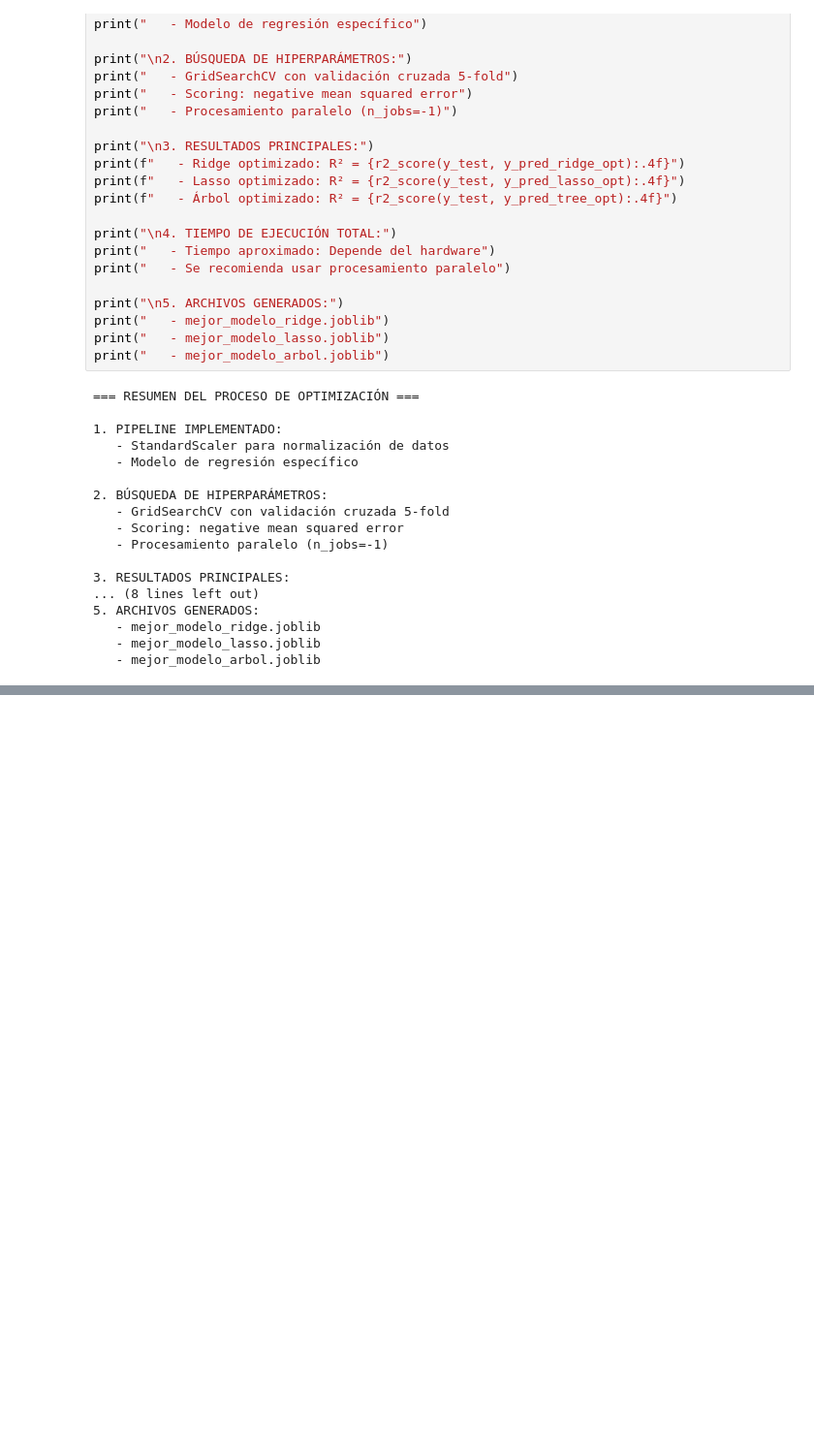
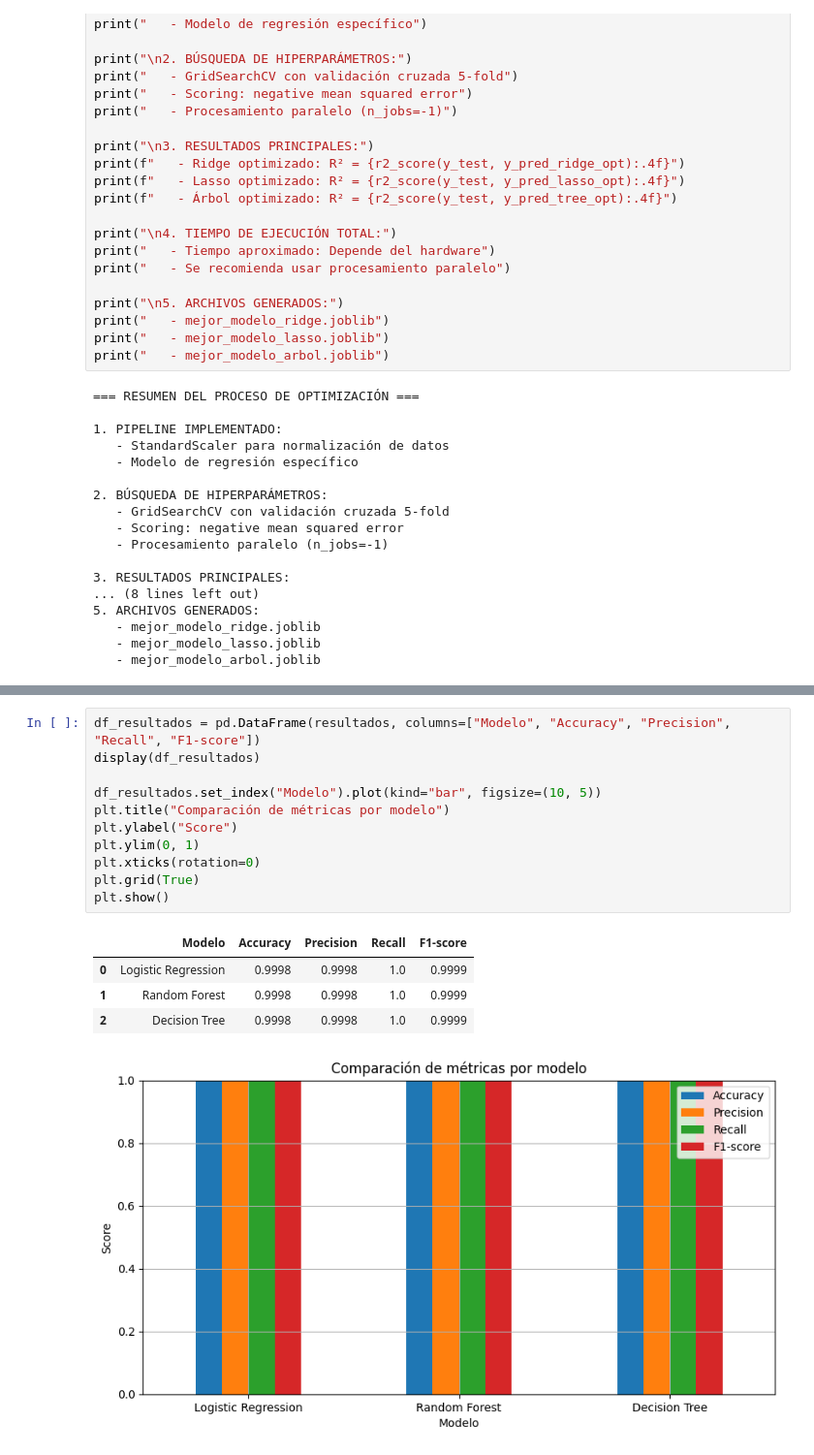
Before and after one commit to BrandonReyes0609/Proyecto3_MD, a Jupyter notebook: main.ipynb, the cells around one changed output, grey strips where cells are left out. Shown: that part at 97% size. Drawn from its saved outputs; the diff is of its cells as text; blank space fills up the shorter version.

```diff
--- a/main.ipynb
+++ b/main.ipynb
@@ -1208,0 +1293,17 @@ print("   - mejor_modelo_arbol.joblib")
+# %%
+df_resultados = pd.DataFrame(resultados, columns=["Modelo", "Accuracy", "Precision", "Recall", "F1-score"])
+display(df_resultados)
+
+df_resultados.set_index("Modelo").plot(kind="bar", figsize=(10, 5))
+plt.title("Comparación de métricas por modelo")
+plt.ylabel("Score")
+plt.ylim(0, 1)
+plt.xticks(rotation=0)
+plt.grid(True)
+plt.show()
+# %% [output]
+|  | Modelo | Accuracy | Precision | Recall | F1-score |
+| 0 | Logistic Regression | 0.9998 | 0.9998 | 1.0 | 0.9999 |
+| 1 | Random Forest | 0.9998 | 0.9998 | 1.0 | 0.9999 |
+| 2 | Decision Tree | 0.9998 | 0.9998 | 1.0 | 0.9999 |
+[figure, added]
```
Also changed, not shown: parts of 5 cells of this notebook.
